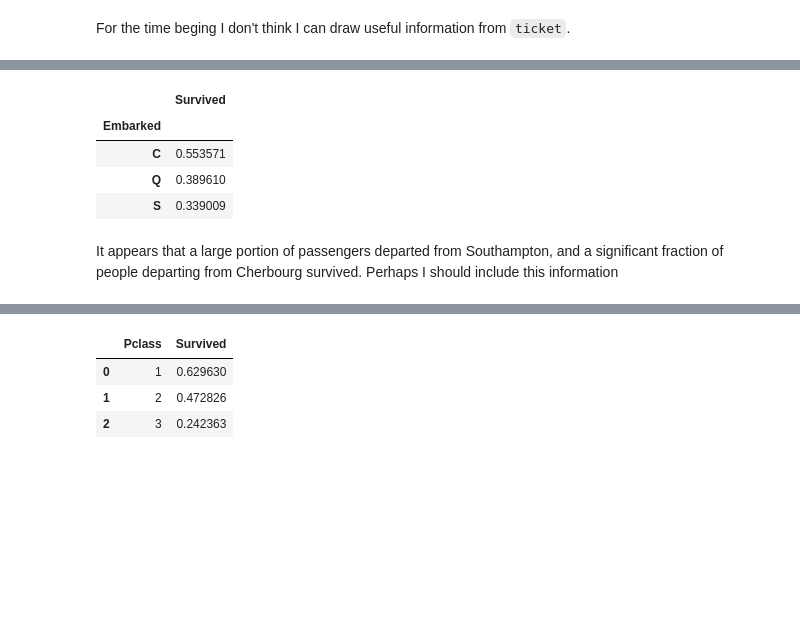
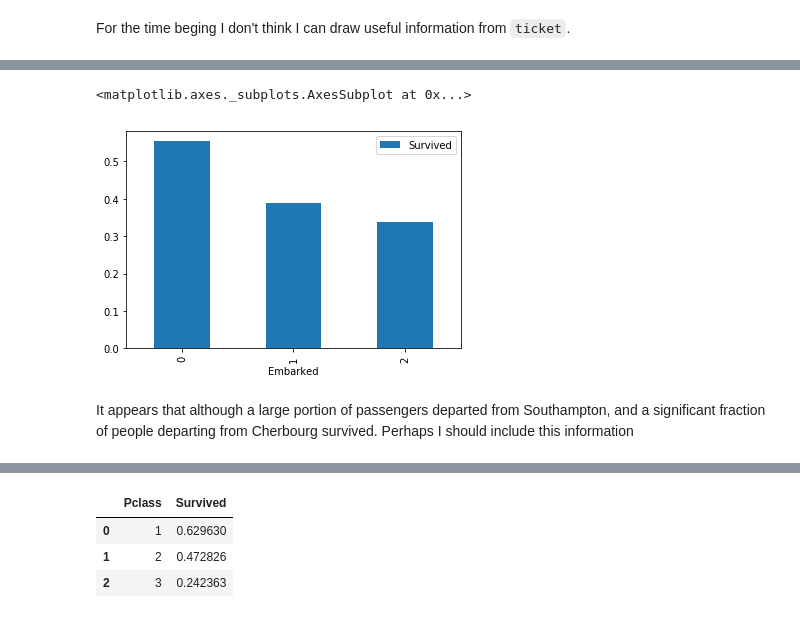
Before and after one commit to haianhle/ar-kaggle, a Jupyter notebook: titanic/titanic_notes.ipynb, the cells around one changed output, grey strips where cells are left out. Drawn from its saved outputs; the diff is of its cells as text; code cells hidden in the pictures; blank space fills up the shorter version.

```diff
--- a/titanic/titanic_notes.ipynb
+++ b/titanic/titanic_notes.ipynb
@@ -202,10 +250,7 @@ Name: PassengerId, dtype: int64
 # %%
-data_set[['Embarked', 'Survived']].groupby(['Embarked']).mean()
+data_set[['Embarked', 'Survived']].groupby('Embarked').mean().plot(kind='bar')
 # %% [output]
-|  | Survived |
-| Embarked |  |
-| C | 0.553571 |
-| Q | 0.389610 |
-| S | 0.339009 |
+<matplotlib.axes._subplots.AxesSubplot at 0x...>
+[figure, added]
 # %% [markdown]
-It appears that a large portion of passengers departed from Southampton, and a significant fraction of people departing from Cherbourg survived. Perhaps I should include this information
+It appears that although a large portion of passengers departed from Southampton, and a significant fraction of people departing from Cherbourg survived. Perhaps I should include this information
```
Also changed, not shown: parts of 38 cells of this notebook.
